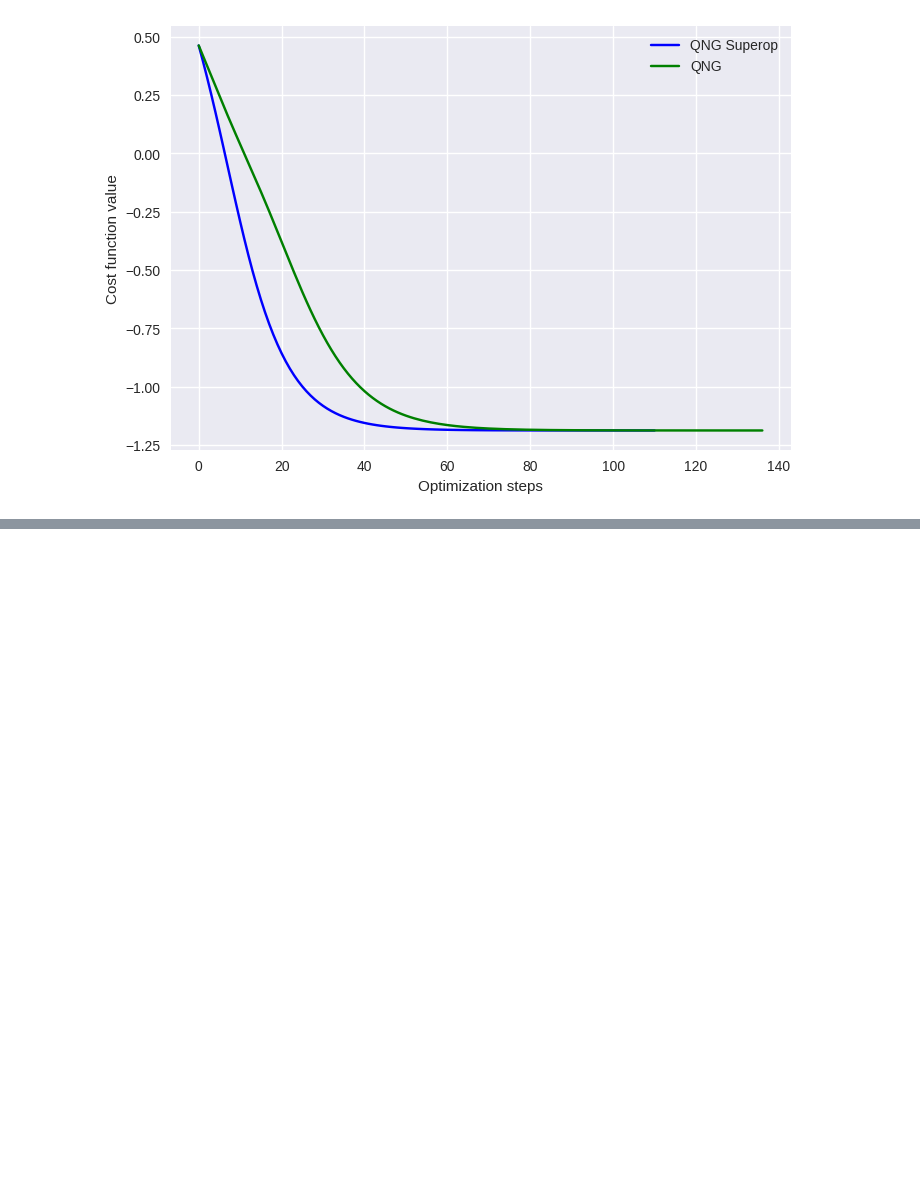
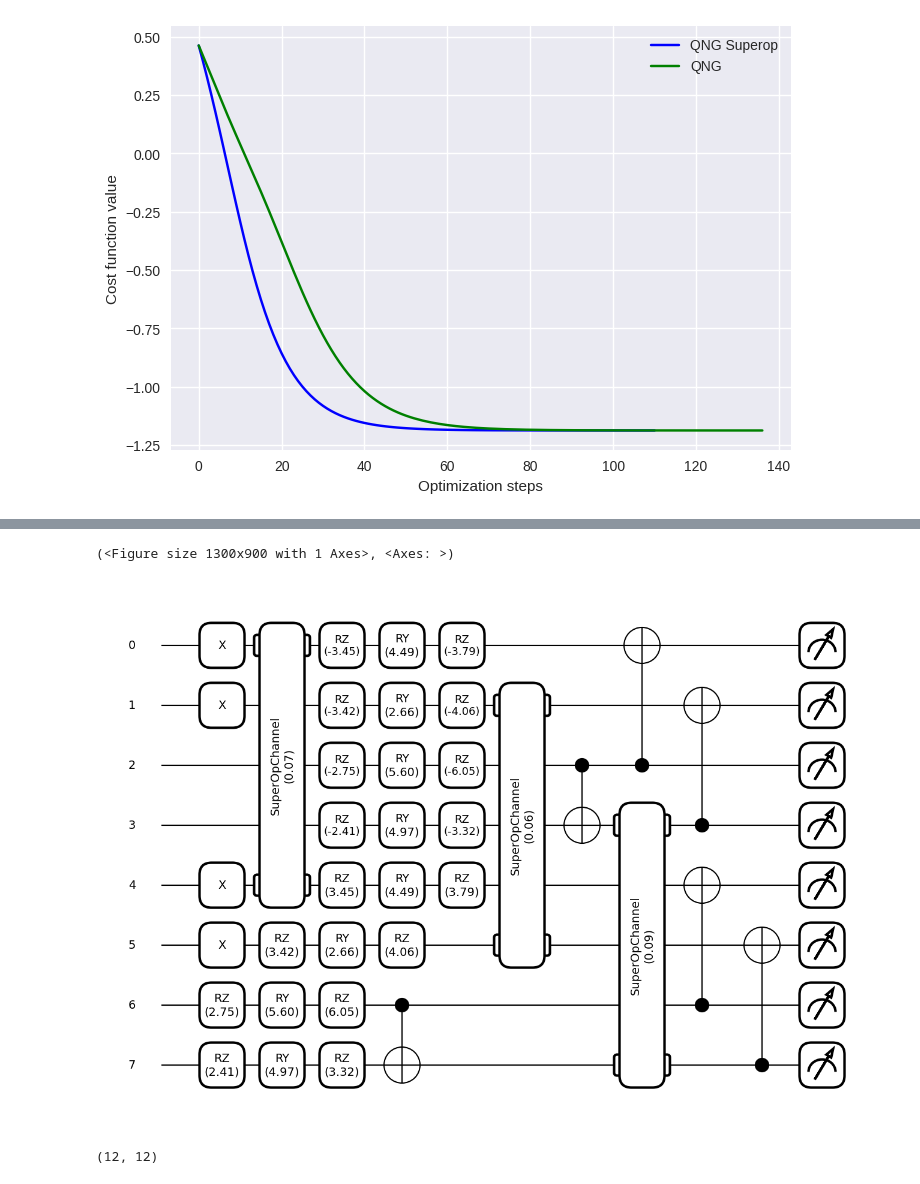
Before and after one commit to Gopal-Dahale/qng-superop, a Jupyter notebook: notebooks/tutorial_vqe_qng.ipynb, the cells around one changed output, grey strips where cells are left out. Cells and saved outputs as stored; diff of their text form; code cells hidden in the pictures; blank space fills up the shorter version.

```diff
--- a/notebooks/tutorial_vqe_qng.ipynb
+++ b/notebooks/tutorial_vqe_qng.ipynb
@@ -434,0 +551,25 @@ the curvature of the Bloch sphere and takes the shorter path.
+# %%
+dev_super = qml.device("default.qubit", wires=2*qubits)
+
+@qml.qnode(dev_super)
+@superoperator()
+def noisy_qnode_superop(params):
+    ansatz(params)
+    return qml.state()
+
+meas = HSIP(hamiltonian, range(qubits))  # Hilbert-Schmidt inner product
+
+def noisy_cost_superop(params):
+    sv = noisy_qnode_superop(params)
+    return meas(sv)
+
+print(qml.draw_mpl(noisy_qnode_superop, decimals=2)(init_params))
+# %% [output]
+(<Figure size 1300x900 with 1 Axes>, <Axes: >)
+[figure, added]
+# %%
+noisy_hsmt_fn = hsmt(noisy_qnode_superop)
+metric_tensor = noisy_hsmt_fn(init_params)
+metric_tensor.shape
+# %% [output]
+(12, 12)
```
Also changed, not shown: parts of 12 cells of this notebook, 1 other file.
